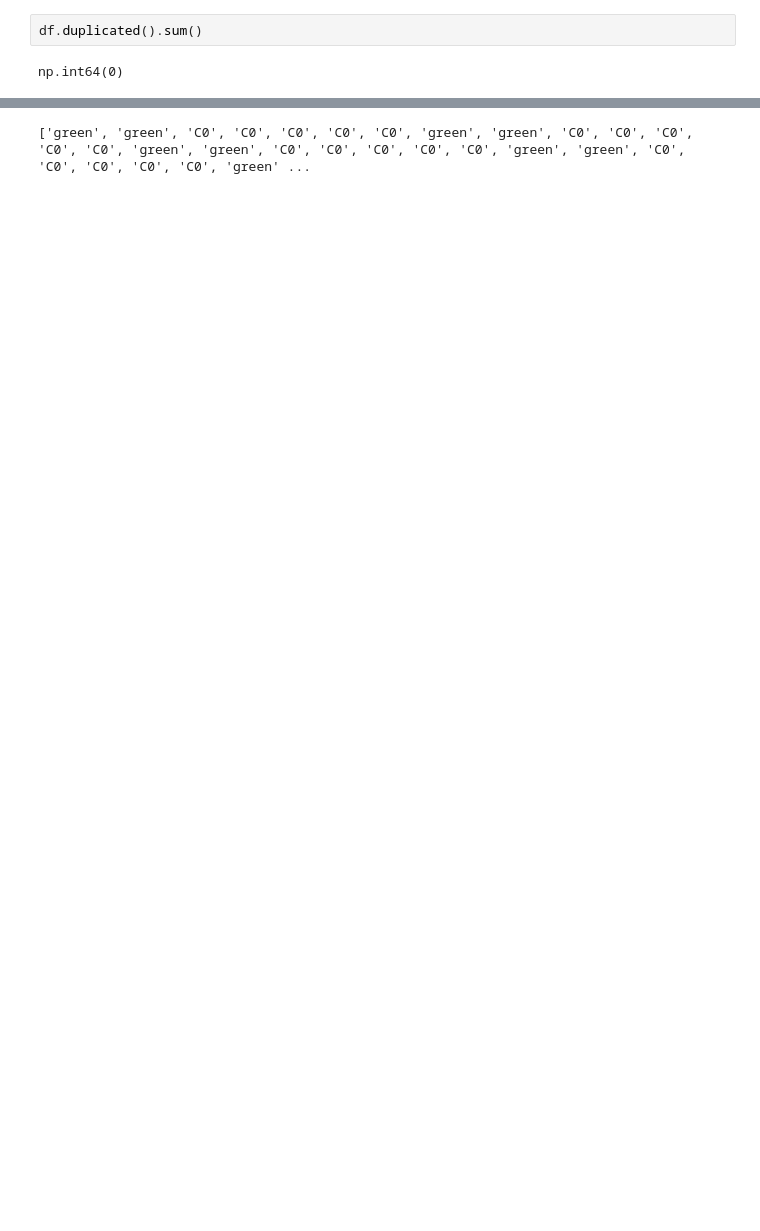
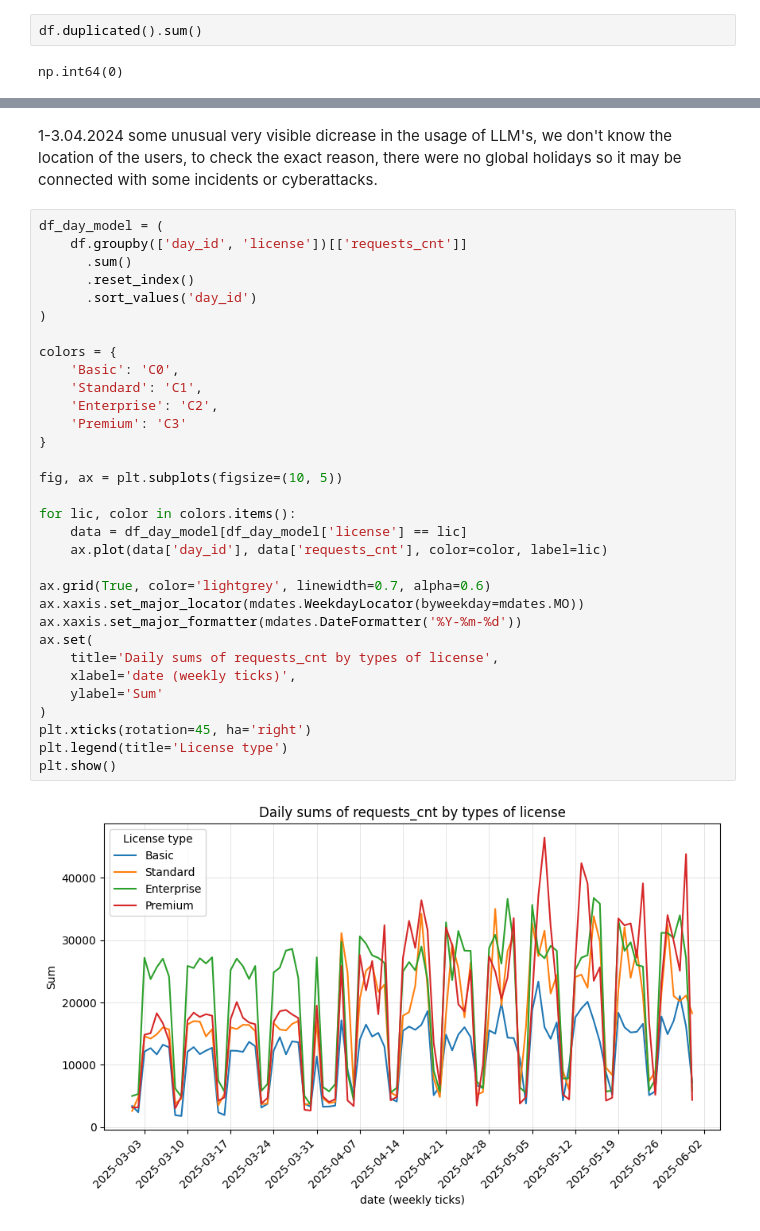
Before and after one commit to DominikaStefaniak/ML-Features-Usage-in-IDEs, a Jupyter notebook: users_activity_analysis.ipynb, the cells around one changed output, grey strips where cells are left out. Cells and saved outputs as stored; diff of their text form; blank space fills up the shorter version.

```diff
--- a/users_activity_analysis.ipynb
+++ b/users_activity_analysis.ipynb
@@ -122,3 +161,36 @@ plt.show()
+# %% [markdown]
+1-3.04.2024 some unusual very visible dicrease in the usage of LLM's, we don't know the location of the users, to check the exact reason, there were no global holidays so it may be connected with some incidents or cyberattacks.
 # %%
+df_day_model = (
+    df.groupby(['day_id', 'license'])[['requests_cnt']]
+      .sum()
+      .reset_index()
+      .sort_values('day_id')
+)
+
+colors = {
+    'Basic': 'C0',
+    'Standard': 'C1',
+    'Enterprise': 'C2',
+    'Premium': 'C3'
+}
+
+fig, ax = plt.subplots(figsize=(10, 5))
+
+for lic, color in colors.items():
+    data = df_day_model[df_day_model['license'] == lic]
+    ax.plot(data['day_id'], data['requests_cnt'], color=color, label=lic)
+
+ax.grid(True, color='lightgrey', linewidth=0.7, alpha=0.6)
+ax.xaxis.set_major_locator(mdates.WeekdayLocator(byweekday=mdates.MO))
+ax.xaxis.set_major_formatter(mdates.DateFormatter('%Y-%m-%d'))
+ax.set(
+    title='Daily sums of requests_cnt by types of license',
+    xlabel='date (weekly ticks)',
+    ylabel='Sum'
+)
+plt.xticks(rotation=45, ha='right')
+plt.legend(title='License type')
+plt.show()
 # %% [output]
-['green', 'green', 'C0', 'C0', 'C0', 'C0', 'C0', 'green', 'green', 'C0', 'C0', 'C0', 'C0', 'C0', 'green', 'green', 'C0', 'C0', 'C0', 'C0', 'C0', 'green', 'green', 'C0', 'C0', 'C0', 'C0', 'C0', 'green' ...
+[figure, added]
```
Also changed, not shown: parts of 25 cells of this notebook.
